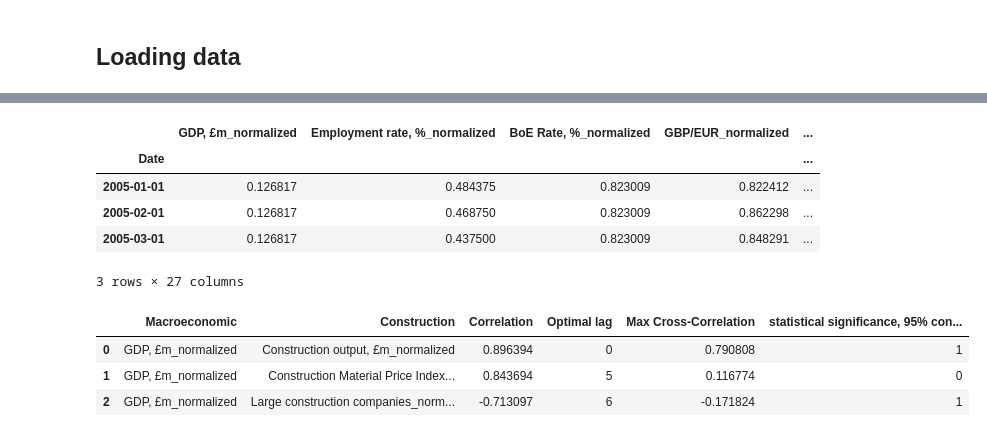
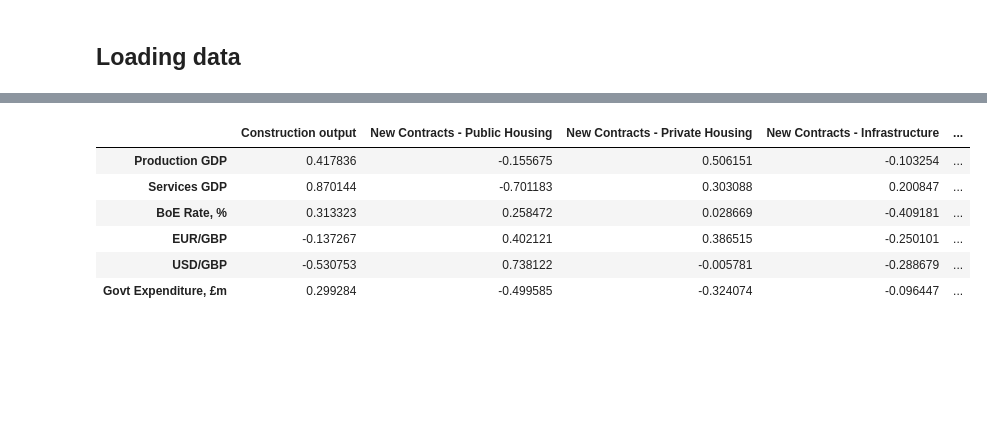
Before and after one commit to Alisa-Makhonina/Macroeconomic_indicators_vs_Construction_indicators, a Jupyter notebook: 5_Modeling.ipynb, the cells around one changed output, grey strips where cells are left out. Drawn from its saved outputs; the diff is of its cells as text; code cells hidden in the pictures; blank space fills up the shorter version.

```diff
--- a/5_Modeling.ipynb
+++ b/5_Modeling.ipynb
@@ -220,9 +127,0 @@ As we noticed in the EDA stage, the datasets have trends and should be non-stati
-# %%
-# Build df_diff for indicators that are in highly correlated pairs
-df_diff = df_normalized.copy().drop(df_normalized.columns, axis=1)
-for constr in strong_pairs['Macroeconomic'].unique():
-    df_diff[constr] = df_normalized[constr]
-for constr in strong_pairs['Construction'].unique():
-    df_diff[constr] = df_normalized[constr]
-
-df_diff.head(5)
@@ -355,25 +507,39 @@ For Cointegration Test original normalized data will be used. All series should
 # %%
-# The data that us not integrated of order 1 (i.e., stationary after one differencing) can't be used for the cointegration test.
-# Make df_normalized_i1 without columns 'CPIH_normalized', 'Small construction companies_normalized', 'Number of all construction companies_normalized'
-df_normalized_i1 = df_normalized.copy().drop(columns=['CPIH_normalized', 'Small construction companies_normalized', 'Number of all construction companies_normalized'])
-df_normalized_i1.head(3)
+# Preparing data sets:
+df_q_coint1 = df_q_raw[['Production GDP', 'Services GDP',
+       'BoE Rate, %', 'EUR/GBP', 'USD/GBP',
+       'Govt Expenditure, £m', 'Construction output',
+       'New Contracts - Public Housing', 'New Contracts - Private Housing',
+       'New Contracts - Infrastructure', 'New contracts - Other',
+       'New Contracts - Private Industrial',
+       'Workforce Jobs (thousands)']]
+df_q_coint2 = df_q_raw_add[['Constr Material Price Index']]
+df_q_coint = pd.concat([df_q_coint1, df_q_coint2], axis=1, join='inner')
-# %% [output]
-|  | GDP, £m_normalized | Employment rate, %_normalized | BoE Rate, %_normalized | GBP/EUR_normalized | ... |
-| Date |  |  |  |  | ... |
-| 2005-01-01 | 0.126817 | 0.484375 | 0.823009 | 0.822412 | ... |
-| 2005-02-01 | 0.126817 | 0.468750 | 0.823009 | 0.862298 | ... |
-| 2005-03-01 | 0.126817 | 0.437500 | 0.823009 | 0.848291 | ... |
-3 rows × 27 columns
-# %%
-#Create a new dataset for strong pairs with data that can be integrated of order 1 (stationary after one differencing)
-
-strong_pairs_i1 = strong_pairs.copy()
-strong_pairs_i1 = strong_pairs_i1[strong_pairs_i1['Macroeconomic'] != 'CPIH_normalized']
-strong_pairs_i1 = strong_pairs_i1[strong_pairs_i1['Construction'].isin(['Small construction companies_normalized', 'Number of all construction companies_normalized'])==False].reset_index(drop=True)
-
-strong_pairs_i1.head(3)
-# %% [output]
-|  | Macroeconomic | Construction | Correlation | Optimal lag | Max Cross-Correlation | statistical significance, 95% con... |
-| 0 | GDP, £m_normalized | Construction output, £m_normalized | 0.896394 | 0 | 0.790808 | 1 |
-| 1 | GDP, £m_normalized | Construction Material Price Index... | 0.843694 | 5 | 0.116774 | 0 |
-| 2 | GDP, £m_normalized | Large construction companies_norm... | -0.713097 | 6 | -0.171824 | 1 |
+# %%
+# Defining column groups
+macro_cols = ['Production GDP', 'Services GDP',
+       'BoE Rate, %', 'EUR/GBP', 'USD/GBP',
+       'Govt Expenditure, £m']
+construction_cols = ['Construction output',
+       'New Contracts - Public Housing', 'New Contracts - Private Housing',
+       'New Contracts - Infrastructure', 'New contracts - Other',
+       'New Contracts - Private Industrial',
+       'Workforce Jobs (thousands)', 'Constr Material Price Index']
+
+# Calculating 6x8 correlation matrix
+correlation = pd.DataFrame(index=macro_cols, columns=construction_cols)
+
+for macro in macro_cols:
+    for constr in construction_cols:
+        correlation.loc[macro, constr] = df_q_coint[macro].corr(df_q_coint[constr])
+
+correlation = correlation.astype(float)
+correlation
+# %% [output]
+|  | Construction output | New Contracts - Public Housing | New Contracts - Private Housing | New Contracts - Infrastructure | ... |
+| Production GDP | 0.417836 | -0.155675 | 0.506151 | -0.103254 | ... |
+| Services GDP | 0.870144 | -0.701183 | 0.303088 | 0.200847 | ... |
+| BoE Rate, % | 0.313323 | 0.258472 | 0.028669 | -0.409181 | ... |
+| EUR/GBP | -0.137267 | 0.402121 | 0.386515 | -0.250101 | ... |
+| USD/GBP | -0.530753 | 0.738122 | -0.005781 | -0.288679 | ... |
+| Govt Expenditure, £m | 0.299284 | -0.499585 | -0.324074 | -0.096447 | ... |
```
Also changed, not shown: parts of 29 cells of this notebook.
